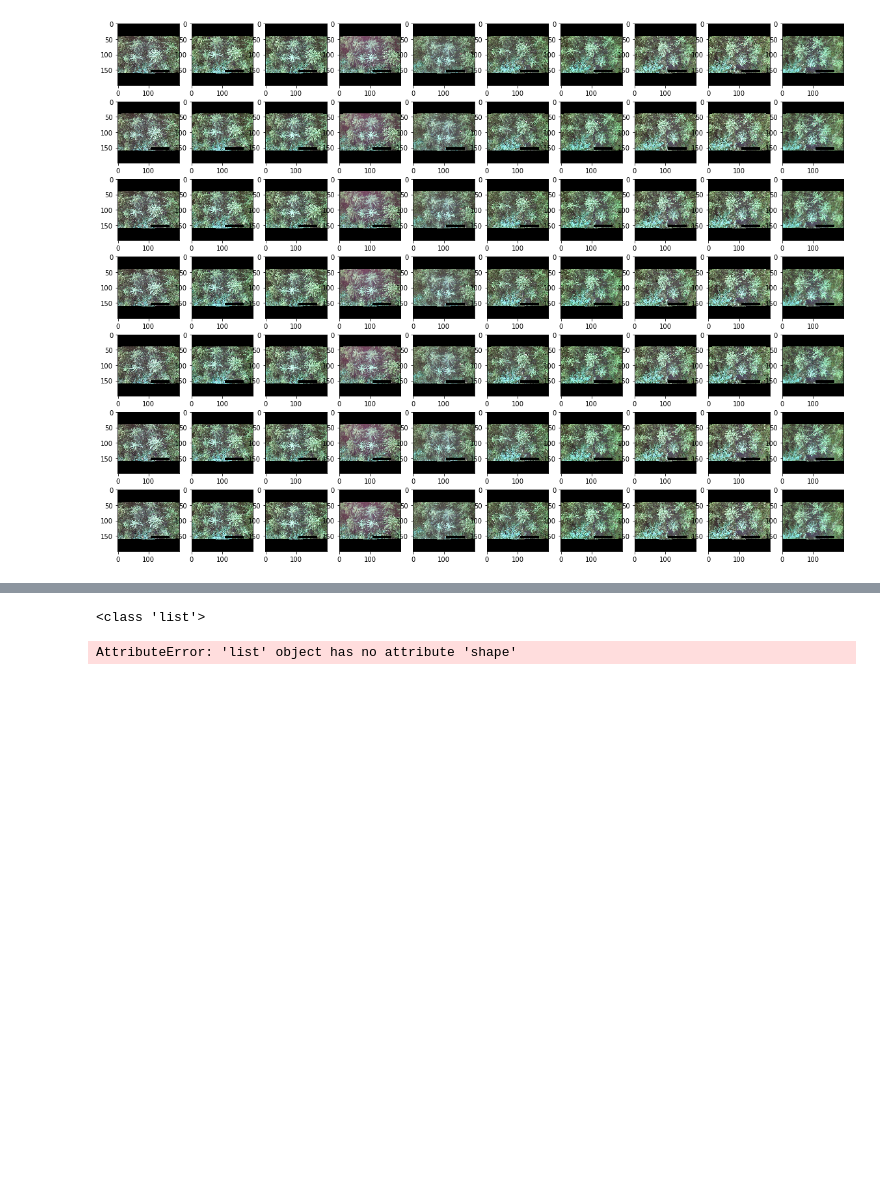
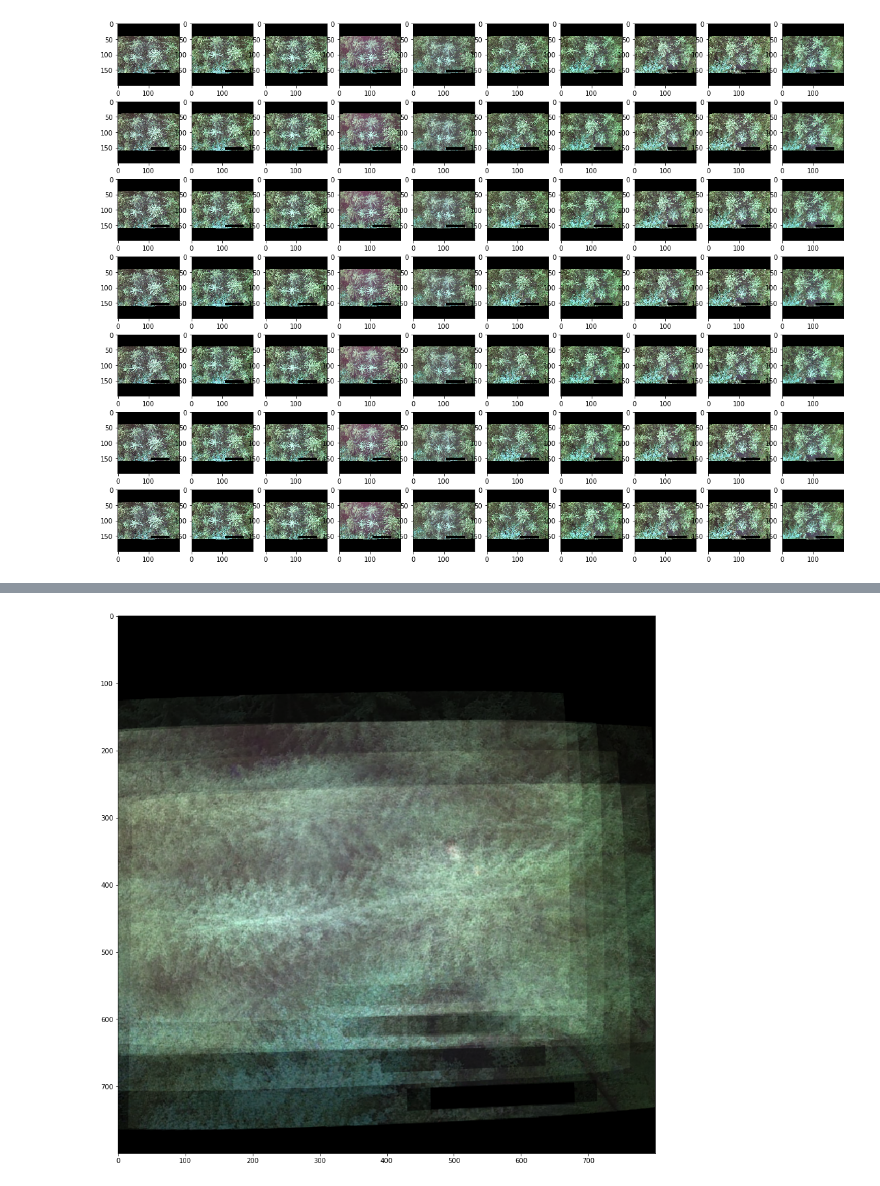
Before and after one commit to cwittwer/CV_Lab_Group_Project, a Jupyter notebook: 3_project/image_preprocessing_.ipynb, the cells around one changed output, grey strips where cells are left out. Saved outputs shown, nothing was run; the diff lists cells and outputs as text; code cells hidden in the pictures; blank space fills up the shorter version.

```diff
--- a/3_project/image_preprocessing.ipynb
+++ b/3_project/image_preprocessing_.ipynb
@@ -95,7 +107,8 @@ print(type(integrated_images))
 # %%
 integrated_images = integrate(np.array_split(warped_images,10))
 
-display_images(integrated_images, fig=(3,3), resize_dim=(400,400))
+int_img = [integrated_images[0]]
+
+display_images(np.array(int_img), resize_dim=(800,800))
 # %% [output]
-<class 'list'>
-AttributeError: 'list' object has no attribute 'shape'
+[figure, added]
```
Also changed, not shown: parts of 5 cells of this notebook.
